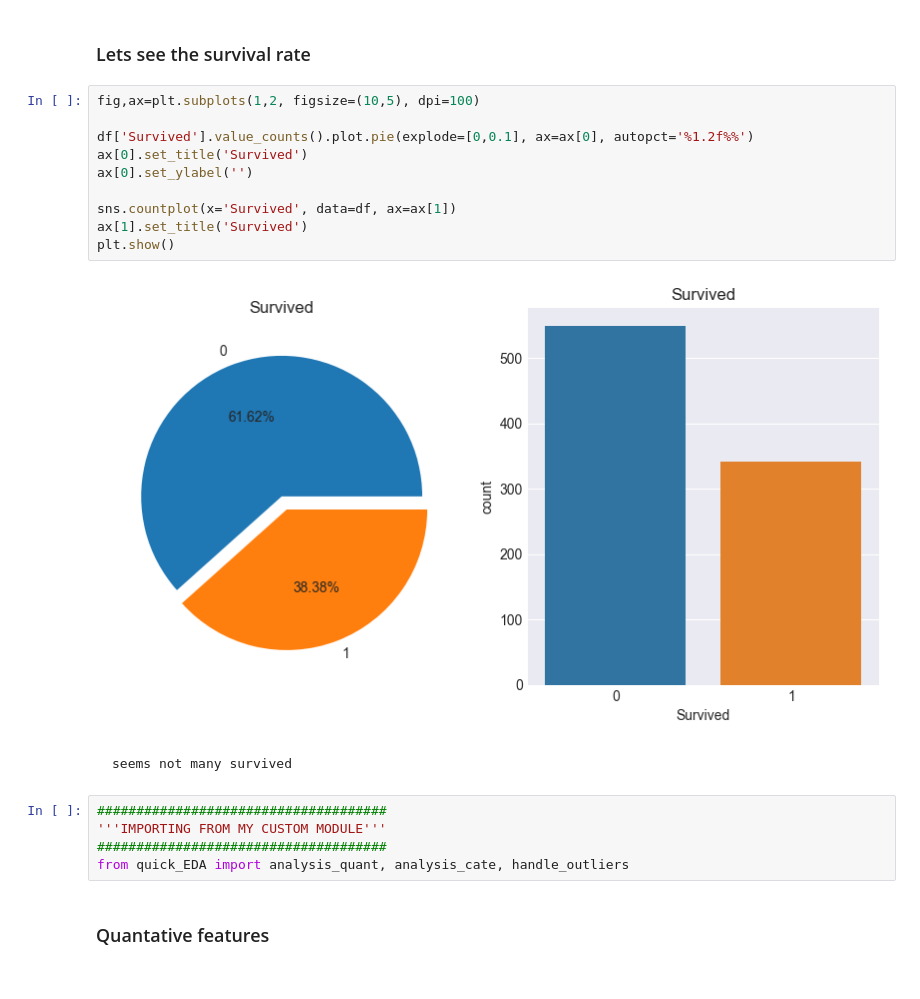
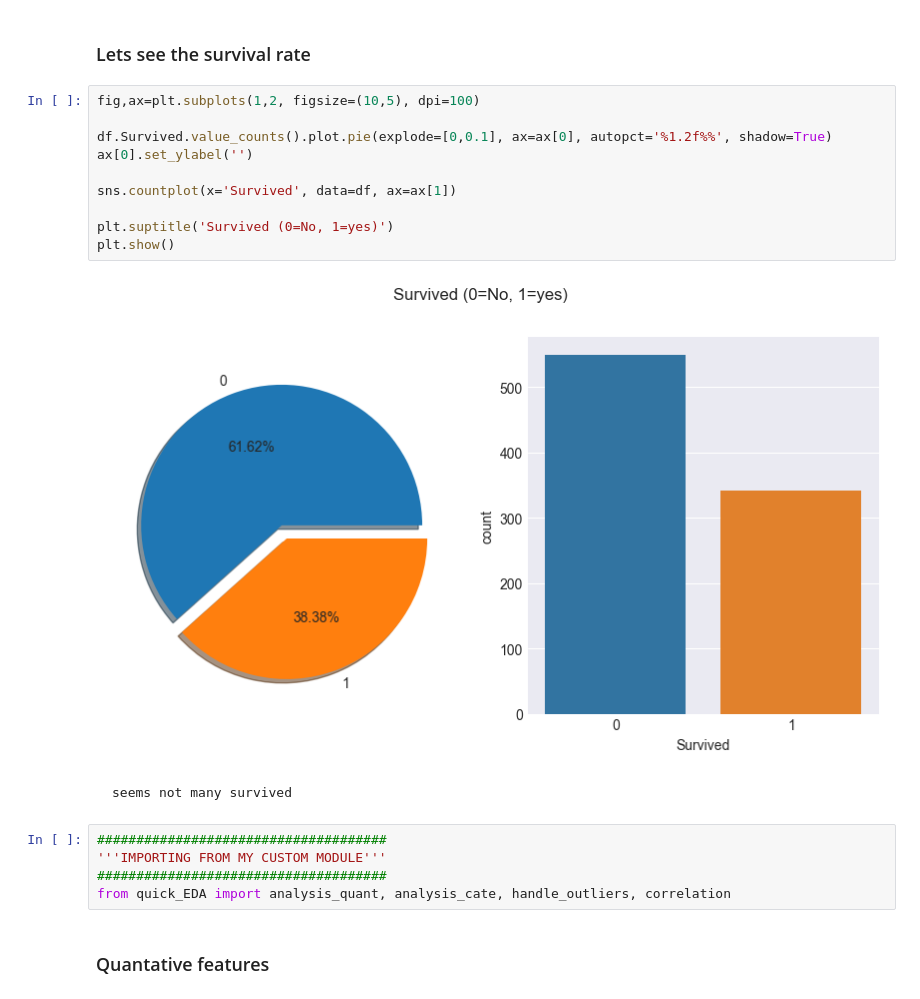
Before and after one commit to afzalmp40/EDA, a Jupyter notebook: titanic EDA/titanic EDA.ipynb, the cells around one changed output. Cells and saved outputs as stored; diff of their text form.

```diff
--- a/titanic EDA/titanic EDA.ipynb
+++ b/titanic EDA/titanic EDA.ipynb
@@ -332,22 +332,22 @@ df.head()
 # %%
 fig,ax=plt.subplots(1,2, figsize=(10,5), dpi=100)
 
-df['Survived'].value_counts().plot.pie(explode=[0,0.1], ax=ax[0], autopct='%1.2f%%')
-ax[0].set_title('Survived')
+df.Survived.value_counts().plot.pie(explode=[0,0.1], ax=ax[0], autopct='%1.2f%%', shadow=True)
 ax[0].set_ylabel('')
 
 sns.countplot(x='Survived', data=df, ax=ax[1])
-ax[1].set_title('Survived')
+
+plt.suptitle('Survived (0=No, 1=yes)')
 plt.show()
 # %% [output]
-[figure, old version]
+[figure, new version]
 # %% [markdown]
     seems not many survived
 # %%
 #####################################
 '''IMPORTING FROM MY CUSTOM MODULE'''
 #####################################
-from quick_EDA import analysis_quant, analysis_cate, handle_outliers
+from quick_EDA import analysis_quant, analysis_cate, handle_outliers, correlation
 # %% [markdown]
 ### Quantative features
 # %%
```
Also changed, not shown: parts of 14 cells of this notebook.
